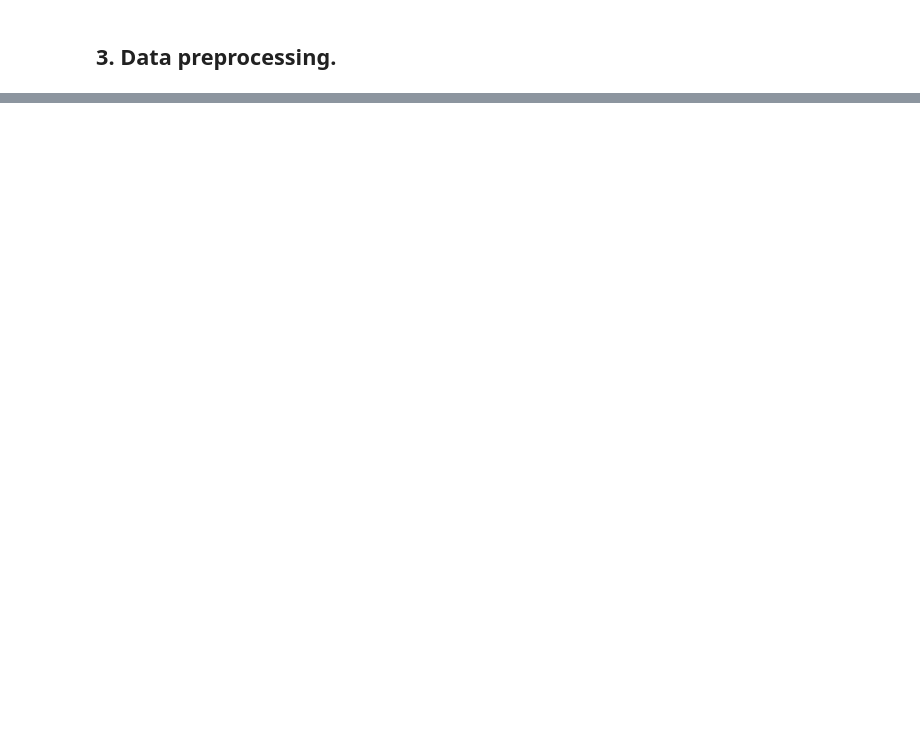
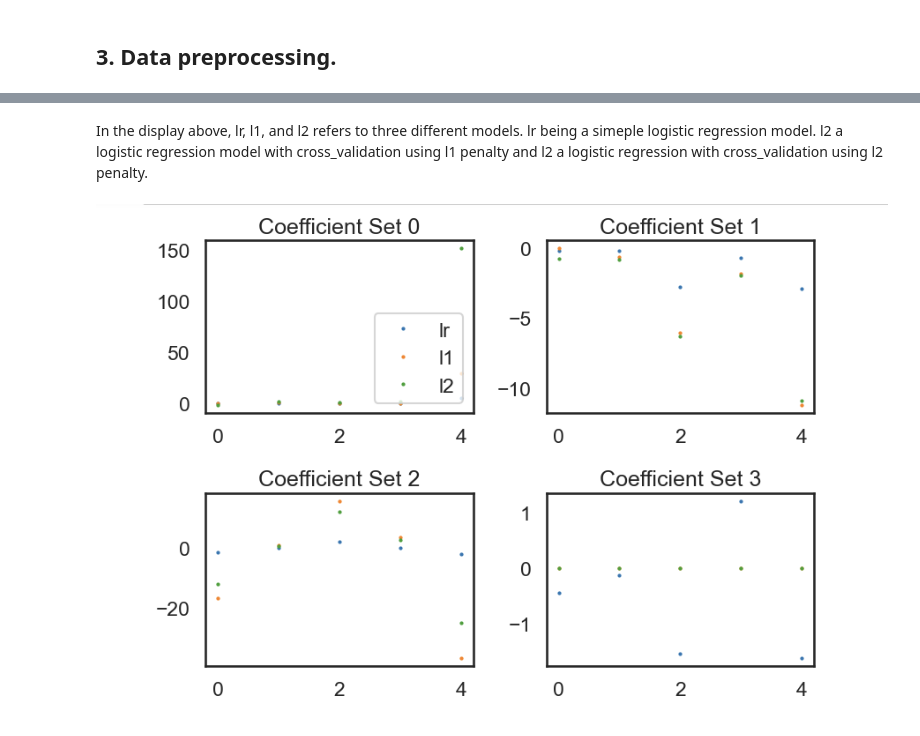
Before and after one commit to marcndo/ML_IBM, a Jupyter notebook: SupervisedML/Classification/final_project/course2_final_project.ipynb, the cells around one changed output, grey strips where cells are left out. Cells and saved outputs as stored; diff of their text form; code cells hidden in the pictures; blank space fills up the shorter version.

```diff
--- a/SupervisedML/Classification/final_project/course2_final_project.ipynb
+++ b/SupervisedML/Classification/final_project/course2_final_project.ipynb
@@ -348,0 +39,6 @@ y_train_.drop(columns="enrollee_id", inplace=True)
+# %% [markdown]
+In the display above, lr, l1, and l2 refers to three different models. lr being a simeple logistic regression model. l2 a logistic regression model with cross_validation using l1 penalty and l2 a logistic regression with cross_validation using l2 penalty.
+# %%
+Image("/Users/marcelgrossmann/Documents/Project/MLCoursera/Dataset/coefficient_set.png")
+# %% [output]
+[figure, added]
```
Also changed, not shown: parts of 66 cells of this notebook.
